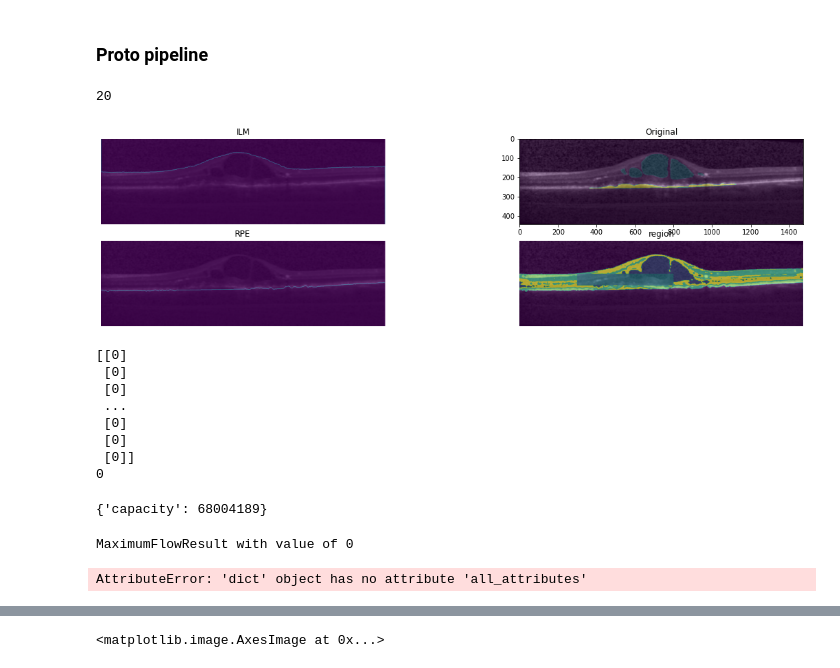
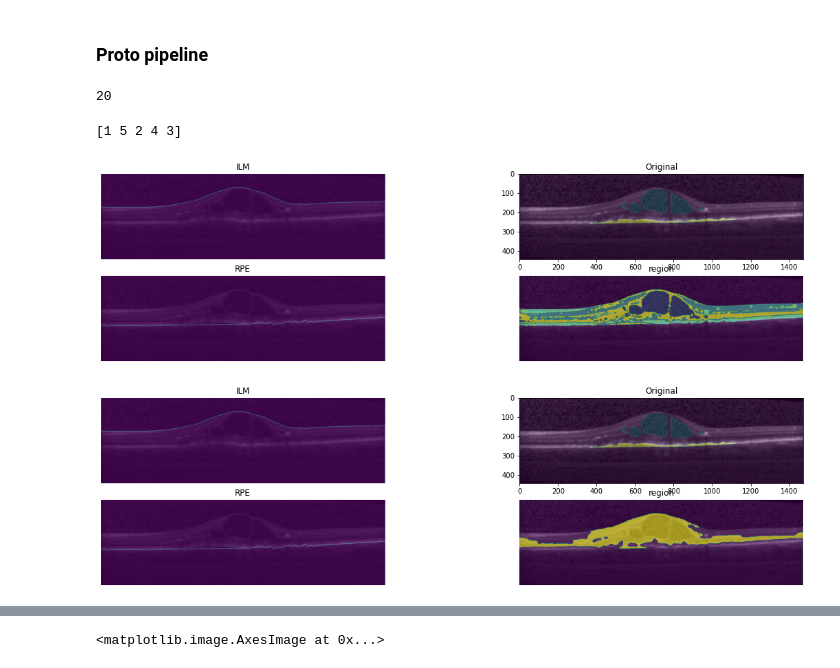
Before and after one commit to joaco18/image-processing-project, a Jupyter notebook: exploratory_notebooks/Rashno2017.ipynb, the cells around one changed output, grey strips where cells are left out. Cells and saved outputs as stored; diff of their text form; code cells hidden in the pictures.

Commit message:
fix graph cut

```diff
--- a/exploratory_notebooks/Rashno2017.ipynb
+++ b/exploratory_notebooks/Rashno2017.ipynb
@@ -665,9 +664,9 @@ def select_seeds(im_am_be, clust_img, n_clust, FN=500, TN=700):
     bkg_seeds = np.concatenate(bkg_seeds)
     return fluid_seeds, bkg_seeds
 # %%
-def Bpq(values0, values1, distances, sigma=(30/255)):
-    k = 1
-    return k * np.exp(-((values0 - values1)**2)/(2*(sigma**2))) * (1/distances)
+def Bpq(values0, values1, distances, sigma=(90/255)):
+    k = 2
+    return k * np.exp(-((values0 - values1)**2)/(2*(sigma**2))) * (1/distances) + 1e-5
 # %%
 @jit(nopython=True)
 def R1p(item, mean, sigma):
@@ -804,74 +814,67 @@ for i in range(20,25,5):
 
     # Get ILM line
     _, _, _, ilm_image = get_ilm_line_paper(im, T, I)
-    # Get RPE line
+
+    # Get RPE line and flatten()
     _, _, _, _, rpe_image, indices = get_rpe_line(im, T, I, ilm_image)
-
-#     # Get Retina Mask
-#     retina_mask = get_retina_mask(ilm_image.copy(), rpe_image.copy())
-
-#     plots(im, ref, ilm_image, rpe_image, retina_mask)
     new_rpe_image, _, _, _, _, _, _ = rpe_flattening(rpe_image, w=150, tr = 40, n=1, k=101)
     # Probar filtrado más grande y ventana de pixeles ilm más grande
 
     retina_mask = get_retina_mask(ilm_image.copy(), new_rpe_image.copy())
 
-#     plots(im, ref, ilm_image, new_rpe_image, retina_mask)
-
     # Neutrosophic transform
     im_NS = Neutrsophic_Image(im)
     _, im_am_be, betaI = alpha_mean_beta_enh(im_NS)
-#     im_am_be = skimage.util.invert(im_am_be)
 
     # Kmeans clustering
     result_clust = clustering(im_am_be, retina_mask, 5)
 
     # Sample the seeds
     fluid_seeds, bkg_seeds = select_seeds(im_am_be, result_clust, n_clust=5, FN=500, TN=700)
-
-    im_am_be[(result_clust==0)|(result_clust = 0)]
 
     plots(im, ref, ilm_image, new_rpe_image, result_clust)
 
     # Obtain the regional terms for object and background
     reg_term_obj, R1p_obj, R1p_bkg = regional_term(im_am_be, fluid_seeds, bkg_seeds, I, region='object')
     reg_term_bkg, R1p_obj, R1p_bkg = regional_term(im_am_be, fluid_seeds, bkg_seeds, I, region='bkg')
 
 
     # Obtain the full weigthed graph
-    graph_ = get_graph_flow(
+    graph_, nodes = get_graph_flow(
         im_am_be, retina_mask, fluid_seeds, bkg_seeds, reg_term_obj,
-        reg_term_bkg,  lamda1 = 1e12, lamda2 = 1e8
+        reg_term_bkg,  lamda1 = 1e8, lamda2 = 1e8
     )
 
     # USING SCIPY
+#     start = time.time()
 #     [m,n] = graph_.shape
-    flow = scipy.sparse.csgraph.maximum_flow(graph_, 0, graph_.shape[0]-1)
-    matching = flow.residual[1:graph_.shape[0]-1, graph_.shape[0]-1:graph_.shape[0]+graph_.shape[0]-1]
-    print(matching.toarray())
-    print(np.count_nonzero(matching.toarray()))
-
+#     flow = scipy.sparse.csgraph.maximum_flow(graph_, 0, m-1)
+#     matching = flow.residual[1:m-1, m-1:2*m-1]
+#     print(matching.toarray())
+#     print(np.count_nonzero(matching.toarray()))
+#     print(time.time() - start)
 #     a = np.zeros(retina_mask.shape)
 #     pos = np.where(retina_mask[:,:])
 #     a[pos[0],pos[1]] = matching.toarray()[:,0]
 #     matching.reshape(im_am_be.shape)
 
     # Get mincut
-#     G = nx.from_scipy_sparse_matrix(graph_, create_using=nx.DiGraph, edge_attribute='capacity')
+#     G = nx.from_scipy_sparse_matrix(graph_, create_using=nx.Graph, edge_attribute='capacity')
+#     cut_value, partition = nx.max_flow_min_cost(G, 0, graph_.shape[0]-1)
+    start = time.time()
+    G = nx.from_scipy_sparse_matrix(graph_, create_using=nx.Graph, edge_attribute='capacity')
+    cut_value, partition = nx.minimum_cut(G, 0, graph_.shape[0]-1)
+    reachable, non_reachable = partition
 
-#     cut_value, partition = nx.minimum_cut(G, 0, graph_.shape[0]-1, flow_func=preflow_push)
-#     reachable, non_reachable = partition
-#     print(cut_value)
-#     print(len(reachable))
-#     print(len(non_reachable))
+    segmentation = np.zeros(im_am_be.shape[0] * im_am_be.shape[1])
+    obj_nodes = np.array(list(reachable)[1:])-1
+    bkg_nodes = np.array(list(reachable)[:-1])-1
+    segmentation[nodes[obj_nodes]] = 1
+    segmentation = np.reshape(segmentation, (im_am_be.shape))
+
+    plots(im, ref, ilm_image, new_rpe_image, segmentation)
 # %% [output]
 20
+[1 5 2 4 3]
-[figure, old version]
+[figure, new version]
-[[0]
- [0]
- [0]
- ...
- [0]
- [0]
- [0]]
-0
+[figure, added]
@@ -882,12 +880,0 @@ from networkx.algorithms.flow import shortest_augmenting_path
-# %%
-G.edges[1,28]
-# %% [output]
-{'capacity': 68004189}
-# %%
-flow
-# %% [output]
-MaximumFlowResult with value of 0
-# %%
-G.nodes[0].all_attributes()
-# %% [output]
-AttributeError: 'dict' object has no attribute 'all_attributes'
```
Also changed, not shown: parts of 26 cells of this notebook.
